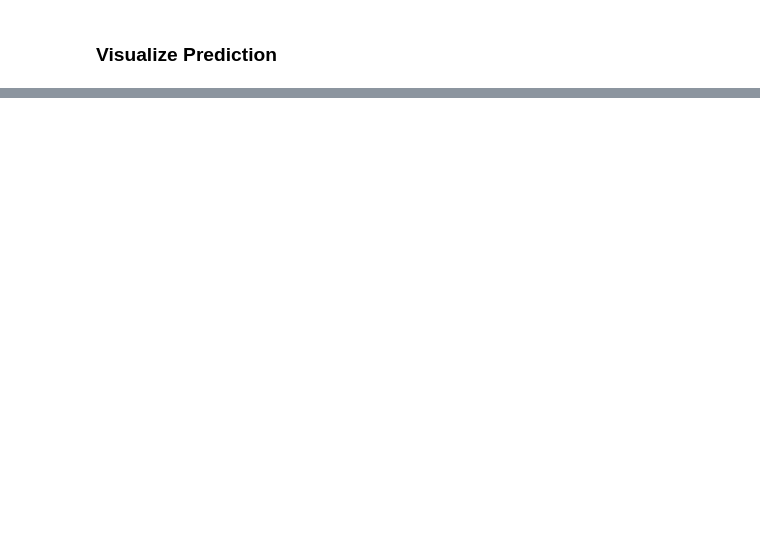
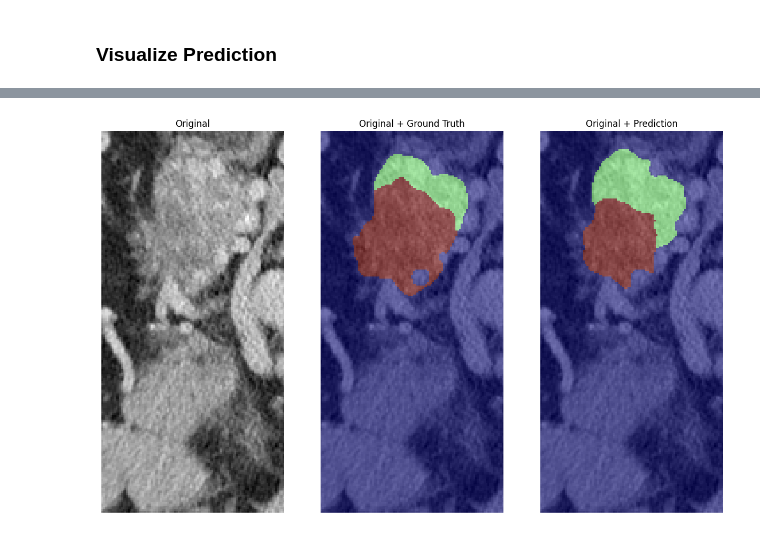
Before and after one commit to alif-munim/nnUNet, a Jupyter notebook: prediction.ipynb, the cells around one changed output, grey strips where cells are left out. Cells and saved outputs as stored; diff of their text form; code cells hidden in the pictures; blank space fills up the shorter version.

```diff
--- a/prediction.ipynb
+++ b/prediction.ipynb
@@ -226,0 +200,85 @@ show_overlay(original_image, label, prediction, slice_index)
+# %%
+import nibabel as nib
+import numpy as np
+import matplotlib.pyplot as plt
+
+def load_nifti_image(file_path):
+    """Load a NIfTI image and return the data as a numpy array."""
+    nifti_image = nib.load(file_path)
+    return nifti_image.get_fdata()
+
+def show_slices(slices, titles=None, cmaps=None):
+    """Function to display a row of image slices."""
+    fig, axes = plt.subplots(1, len(slices), figsize=(15, 15))
+    for i, slice in enumerate(slices):
+        axes[i].imshow(slice, cmap=cmaps[i] if cmaps else 'gray')
+        if titles:
+            axes[i].set_title(titles[i])
+        axes[i].axis('off')
+    plt.show()
+
+def show_overlay(image, label, prediction, slice_index, alpha=0.5):
+    fig, axes = plt.subplots(1, 2, figsize=(16, 8))
+
+    # Original + Ground Truth
+    axes[0].imshow(image[:, :, slice_index], cmap='gray')
+    axes[0].imshow(label[:, :, slice_index], cmap='jet', alpha=alpha)
+    axes[0].set_title('Original + Ground Truth')
+    axes[0].axis('off')
+
+    # Original + Prediction
+    axes[1].imshow(image[:, :, slice_index], cmap='gray')
+    axes[1].imshow(prediction[:, :, slice_index], cmap='jet', alpha=alpha)
+    axes[1].set_title('Original + Prediction')
+    axes[1].axis('off')
+
+    plt.show()
+
+def show_all(original, label, prediction, slice_index, alpha=0.5):
+    """Function to display a row of image slices."""
+    fig, axes = plt.subplots(1, 3, figsize=(15, 15))
+
+    axes[0].imshow(original[:, :, slice_index], cmap='gray')
+    axes[0].set_title('Original')
+    axes[0].axis('off')
+
+    # Original + Ground Truth
+    axes[1].imshow(original[:, :, slice_index], cmap='gray')
+    axes[1].imshow(label[:, :, slice_index], cmap='jet', alpha=alpha)
+    axes[1].set_title('Original + Ground Truth')
+    axes[1].axis('off')
+
+    # Original + Prediction
+    axes[2].imshow(original[:, :, slice_index], cmap='gray')
+    axes[2].imshow(prediction[:, :, slice_index], cmap='jet', alpha=alpha)
+    axes[2].set_title('Original + Prediction')
+    axes[2].axis('off')
+
+    plt.show()
+
+# Define paths to the original image and prediction files
+original_image_path = '/scratch/alif/nnUNet/original_data/pancreas_validation/images/quiz_1_093_0000.nii.gz'
+label_path = '/scratch/alif/nnUNet/original_data/pancreas_validation/labels/quiz_1_093.nii.gz'
+prediction_path = '/scratch/alif/nnUNet/original_data/pancreas_validation_preds/quiz_1_093.nii.gz'
+
+# Load image and prediction
+label = load_nifti_image(label_path)
+original_image = load_nifti_image(original_image_path)
+prediction = load_nifti_image(prediction_path)
+
+# Select a slice to display
+slice_index = original_image.shape[2] // 2
+
+# Display the original image, ground truth label, and prediction side by side
+# show_slices(
+#     [original_image[:, :, slice_index], label[:, :, slice_index], prediction[:, :, slice_index]],
+#     titles=['Original Image', 'Ground Truth', 'Prediction'],
+#     cmaps=['gray', 'jet', 'jet']
+# )
+
+# # Display overlay of original image with ground truth and prediction
+# show_overlay(original_image, label, prediction, slice_index)
+
+show_all(original_image, label, prediction, slice_index)
+# %% [output]
+[figure, added]
```
Also changed, not shown: parts of 6 cells of this notebook, 6 other files.
